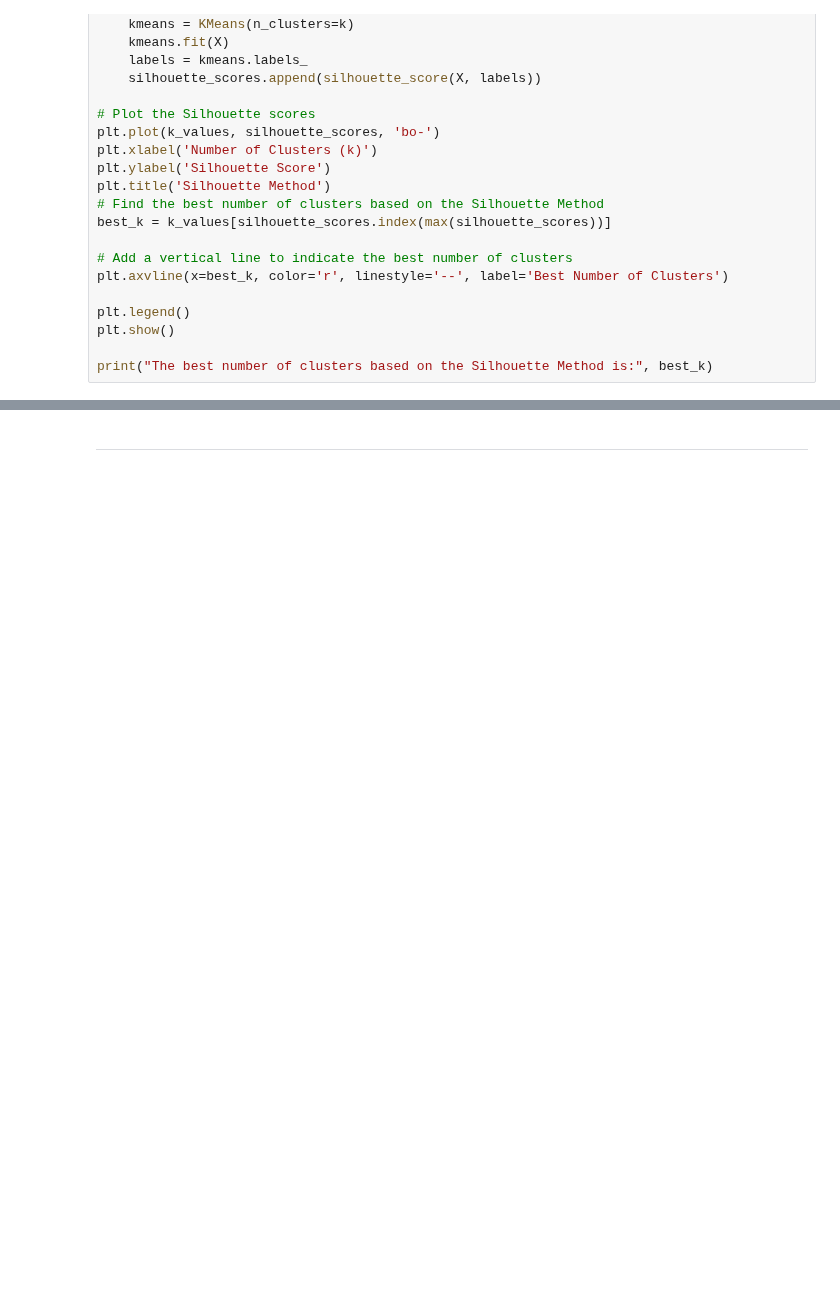
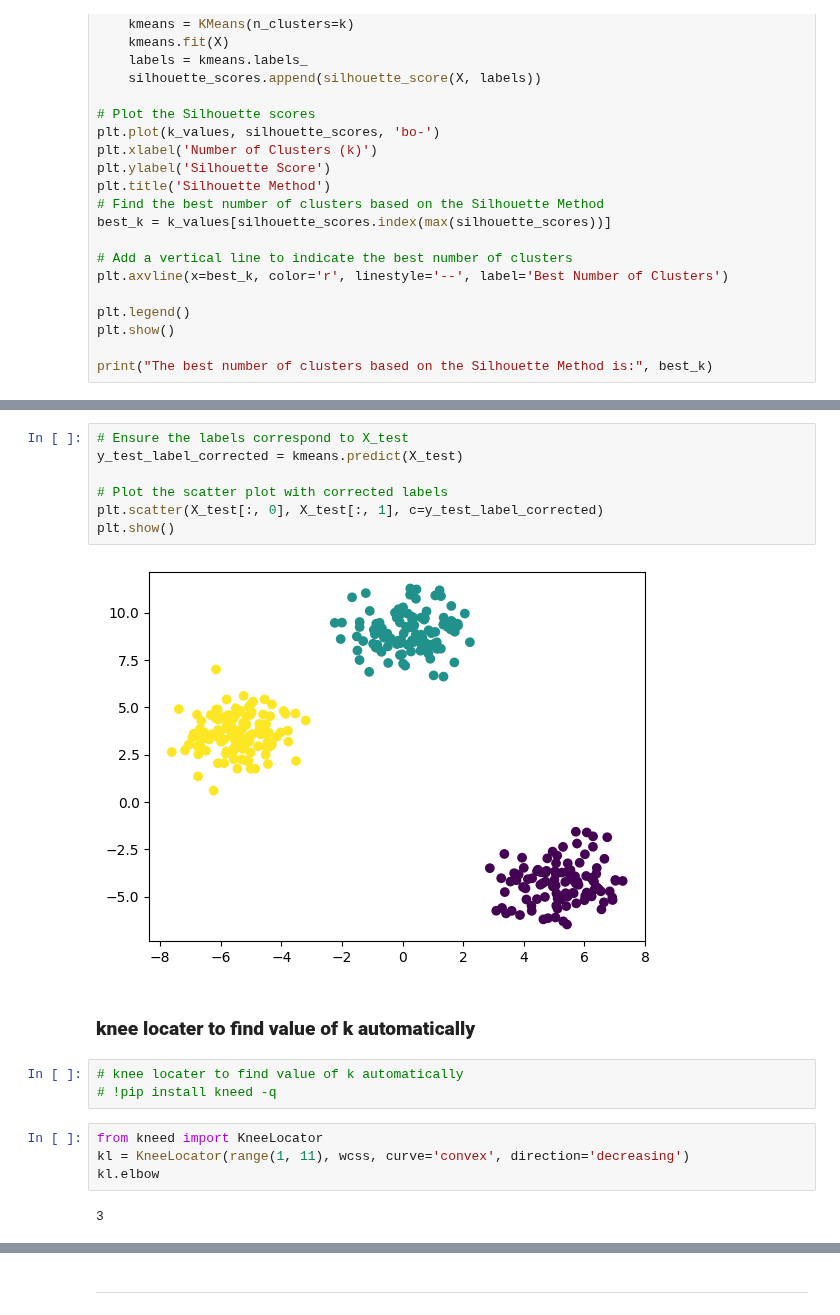
Before and after one commit to muhammadadilnaeem/Data-Science-Materials, a Jupyter notebook: Codanics/08_machine_learning/32_kmeans_clustring.ipynb, the cells around one changed output, grey strips where cells are left out. Saved outputs shown, nothing was run; the diff lists cells and outputs as text; blank space fills up the shorter version.

```diff
--- a/Codanics/08_machine_learning/32_kmeans_clustring.ipynb
+++ b/Codanics/08_machine_learning/32_kmeans_clustring.ipynb
@@ -280,0 +342,20 @@ print("The best number of clusters based on the Silhouette Method is:", best_k)
+# %%
+# Ensure the labels correspond to X_test
+y_test_label_corrected = kmeans.predict(X_test)
+
+# Plot the scatter plot with corrected labels
+plt.scatter(X_test[:, 0], X_test[:, 1], c=y_test_label_corrected)
+plt.show()
+# %% [output]
+[figure, added]
+# %% [markdown]
+### **knee locater to find value of k automatically**
+# %%
+# knee locater to find value of k automatically
+# !pip install kneed -q
+# %%
+from kneed import KneeLocator
+kl = KneeLocator(range(1, 11), wcss, curve='convex', direction='decreasing')
+kl.elbow
+# %% [output]
+3
```
Also changed, not shown: parts of 15 cells of this notebook.
